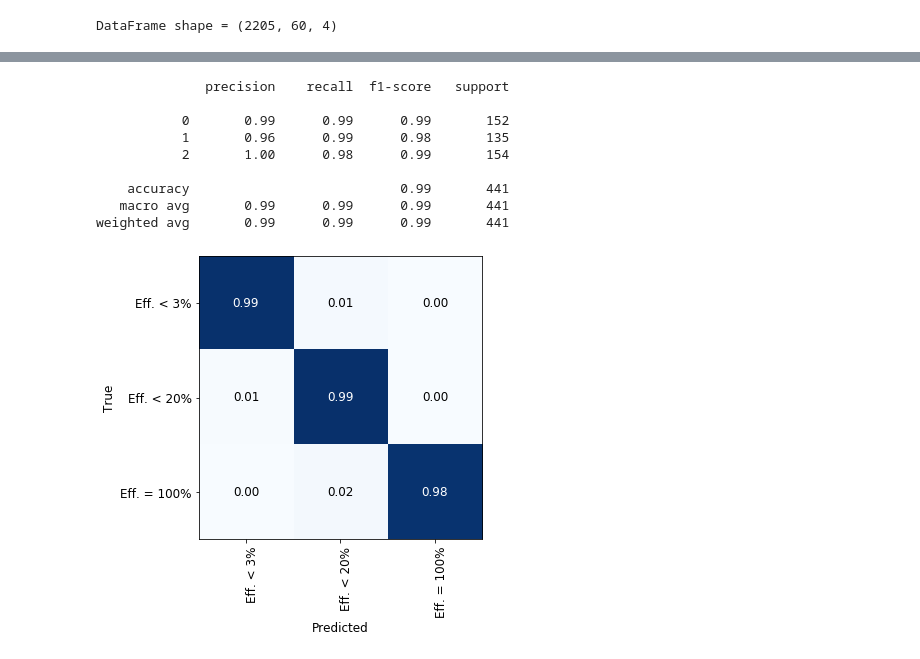
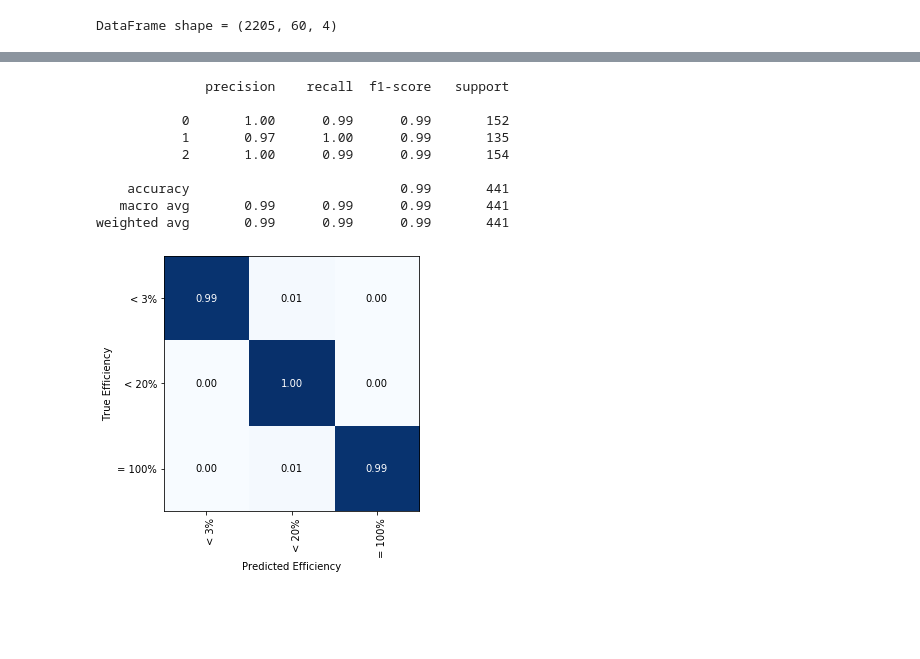
Before and after one commit to luishpinto/cm-hydraulic-data-set, a Jupyter notebook: cnn_1d.ipynb, the cells around one changed output, grey strips where cells are left out. Drawn from its saved outputs; the diff is of its cells as text; code cells hidden in the pictures; blank space fills up the shorter version.

```diff
--- a/cnn_1d.ipynb
+++ b/cnn_1d.ipynb
@@ -51,8 +51,8 @@ def plotConfusionMatrix(dtrue,dpred,classes,\
          yticks = np.arange(cm.shape[0]),
          xticklabels = classes,
          yticklabels = classes,
-         ylabel = 'True',
-         xlabel = 'Predicted')
+         ylabel = 'True Efficiency',
+         xlabel = 'Predicted Efficiency')
 
   plt.setp(ax.get_xticklabels(),rotation = 90,ha = 'right',
            rotation_mode = 'anchor')
@@ -142,27 +143,25 @@ None
 mdl.compile(loss = 'categorical_crossentropy',\
             optimizer = 'adam',metrics = ['accuracy'])
 # %%
-batch,epoch = 16,10
+batch,epoch = 32,25
 
 hist = mdl.fit(xtrain,ytrain,batch_size = batch,\
                epochs = epoch,validation_split = 0.2,verbose = 0)
 # %%
-matplotlib.rcParams['font.size'] = 12
+matplotlib.rcParams['font.size'] = 10
 
-plt.subplots(1,2,figsize = (12.0,6.0),sharex = True)
+plt.subplots(1,2,figsize = (9.0,4.5),sharex = True)
 plt.subplot(1,2,1)
-plt.plot(hist.epoch,hist.history['acc'],'o--',\
-         color = 'black',lw = 0.75,markersize = 6,
-         markerfacecolor = 'white',markeredgewidth = 1.75)
-plt.title('Accuracy of the CNN model')
+plt.plot(hist.epoch,hist.history['acc'],\
+         color = 'black',lw = 2.50)
+plt.title('1D-CNN Accuracy')
 plt.xlabel('Epoch')
-plt.ylabel('Accuracy')
 plt.subplot(1,2,2)
-plt.plot(hist.epoch,hist.history['loss'],'o--',\
-         color = 'black',lw = 0.75,markersize = 6,
-         markerfacecolor = 'white',markeredgewidth = 1.75)
-plt.title('Loss of the CNN model')
+plt.plot(hist.epoch,hist.history['loss'],\
+         color = 'black',lw = 2.50)
+plt.title('1D-CNN Loss')
 plt.xlabel('Epoch')
-plt.ylabel('Loss')
+#plt.tight_layout()
+plt.savefig('fig-3.ps',dpi = 300,format = 'ps')
 plt.show()
 # %% [output]
@@ -178,20 +177,21 @@ print(classification_report(np.where(ytest != 0)[1],\
 # %% [output]
               precision    recall  f1-score   support
 
-           0       0.99      0.99      0.99       152
-           1       0.96      0.99      0.98       135
-           2       1.00      0.98      0.99       154
+           0       1.00      0.99      0.99       152
+           1       0.97      1.00      0.99       135
+           2       1.00      0.99      0.99       154
 
     accuracy                           0.99       441
    macro avg       0.99      0.99      0.99       441
 weighted avg       0.99      0.99      0.99       441
 # %%
-matplotlib.rcParams['font.size'] = 12
+matplotlib.rcParams['font.size'] = 10
 
 plotConfusionMatrix(np.argmax(ytest,axis = 1),\
                     np.argmax(mdl.predict(xtest),axis = 1),\
-                    ['Eff. < 3%','Eff. < 20%','Eff. = 100%'],\
-                    bsize = 1.5)
+                    ['< 3%','< 20%','= 100%'],\
+                    bsize = 1.25)
+plt.savefig('fig-4.ps',dpi = 300,format = 'ps')
 plt.show()
 # %% [output]
-[figure, old version]
+[figure, new version]
```
Also changed, not shown: parts of 4 cells of this notebook.
